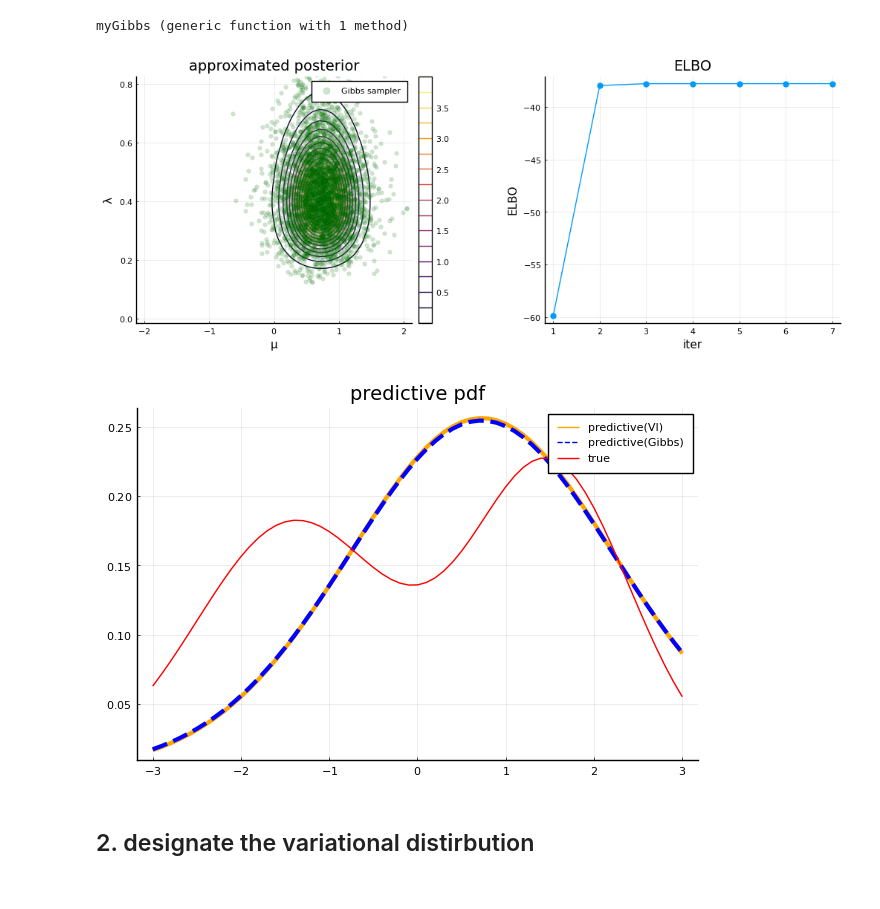
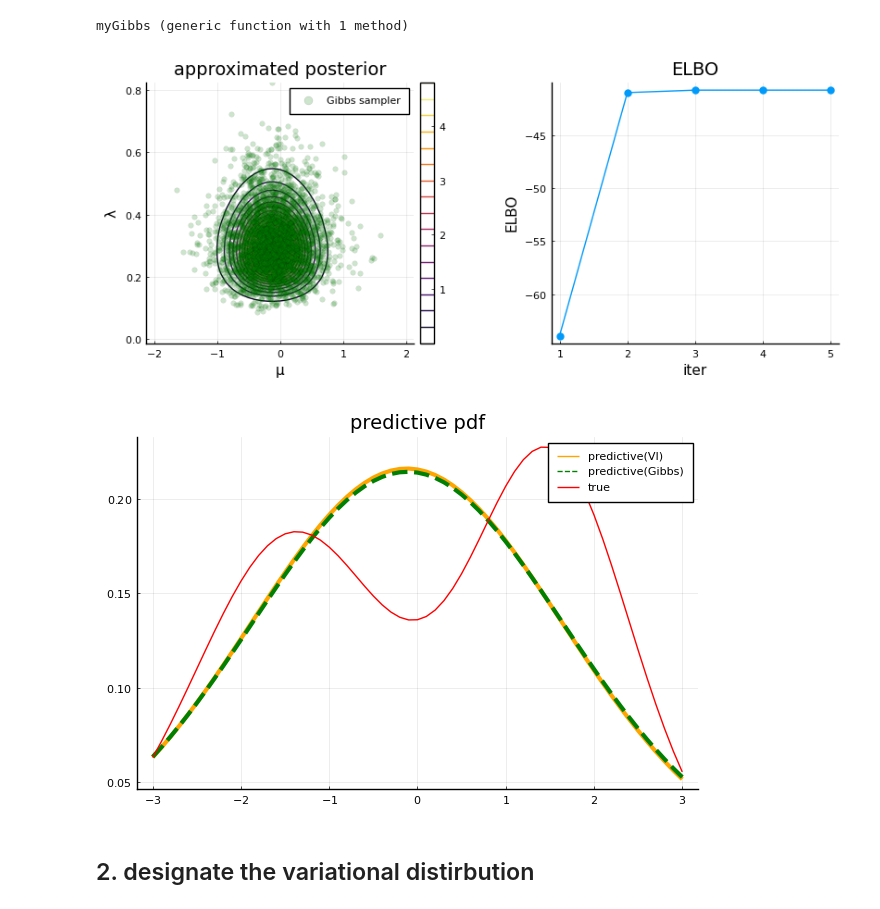
Before and after one commit to kitano-AppMath/my-julia-works, a Jupyter notebook: Variational Inference.ipynb, the cells around one changed output. Cells and saved outputs as stored; diff of their text form; code cells hidden in the pictures.

```diff
--- a/Variational Inference.ipynb
+++ b/Variational Inference.ipynb
@@ -92,6 +93,9 @@ end
 # %% [output]
 myGibbs (generic function with 1 method)
 # %%
+#set the seed
+Random.seed!(42)
+
 #create data
 μ₁ = -1.4
 μ₂ = 1.5
@@ -102,40 +106,37 @@ mixture_normal = MixtureModel([Normal(μ₁, σ₁), Normal(μ₂, σ₂)])
 true_pdf(x) = pdf(mixture_normal, x)
 X = rand(mixture_normal, N)
 data = (X=X, N=N)
-
-#set the seed
-Random.seed!(42)
 
 #variational inference
 β = 1e1
 model_params = (β=β,)
 inits = (μhat₀=0.0 , λhat₀=1.0, βhat₀=β)
 n_train = 1000
 tol = 1e-6
 μhat, λhat, αhat, βhat, Lvec = myVI(data, model_params, inits, n_train, tol)
 var_params = (μhat=μhat, λhat=λhat, αhat=αhat, βhat=βhat)
 
 #approximated posterior pdf
 function r(μ, λ, var_params)
     @unpack μhat,λhat,αhat,βhat = var_params
     return exp(logpdf(Normal(μhat, 1/√λhat), μ) + logpdf(Gamma(αhat, 1/βhat), λ))
 end
 
 #Gibbs sampler
 n_samps = 5000
 n_burnin = div(n_samps, 10)
 inits = (μ₀=0.0, λ₀=1.0)
 μsamps, λsamps = myGibbs(data, model_params, inits, n_samps, n_burnin)
 samps = (μsamps=μsamps, λsamps=λsamps)
 
 #visualize the variational and true posterior
 p1 = plot(-2:0.1:2, 0.01:0.01:0.8, (μ,λ)->r(μ,λ,var_params), st=:contour, xlabel="μ", ylabel="λ", title="approximated posterior", xlim=[-2,2], ylim=[0.01, 0.8])
 plot!(μsamps, λsamps, st=:scatter, alpha=0.2, label="Gibbs sampler", markerstrokewidth=0.2, color=:green)
 p2 = plot(Lvec, title="ELBO", xlabel="iter", ylabel="ELBO", label=false, marker=:circle, markerstrokewidth=0, markersize=6)
-fig1 = plot(p1, p2, size=(1000, 400))
+fig1 = plot(p1, p2, size=(800, 350))
 savefig(fig1, "figs-VI/fig1.png")
 # %% [output]
-[figure, old version]
+[figure, new version]
 # %%
 #variational prediction
 n_samps = 5000
@@ -145,11 +146,11 @@ var_samps = (μsamps=μsamps_var, λsamps=λsamps_var)
 #visualize the predictive pdf
 xs = -3:0.1:3
 fig2 = plot(xs, x->pred(x,var_samps), color=:orange, ls=:solid, lw=3, label="predictive(VI)")
-plot!(xs, x->pred(x,samps), color=:blue, ls=:dash, lw=3,label="predictive(Gibbs)")
+plot!(xs, x->pred(x,samps), color=:green, ls=:dash, lw=3,label="predictive(Gibbs)")
 plot!(xs, true_pdf, label="true", title="predictive pdf", color=:red)
 savefig(fig2, "figs-VI/fig2.png")
 # %% [output]
-[figure, old version]
+[figure, new version]
 # %% [markdown]
 ## 2. designate the variational distirbution
 # %%
```
Also changed, not shown: parts of 7 cells of this notebook, 1 other file.
